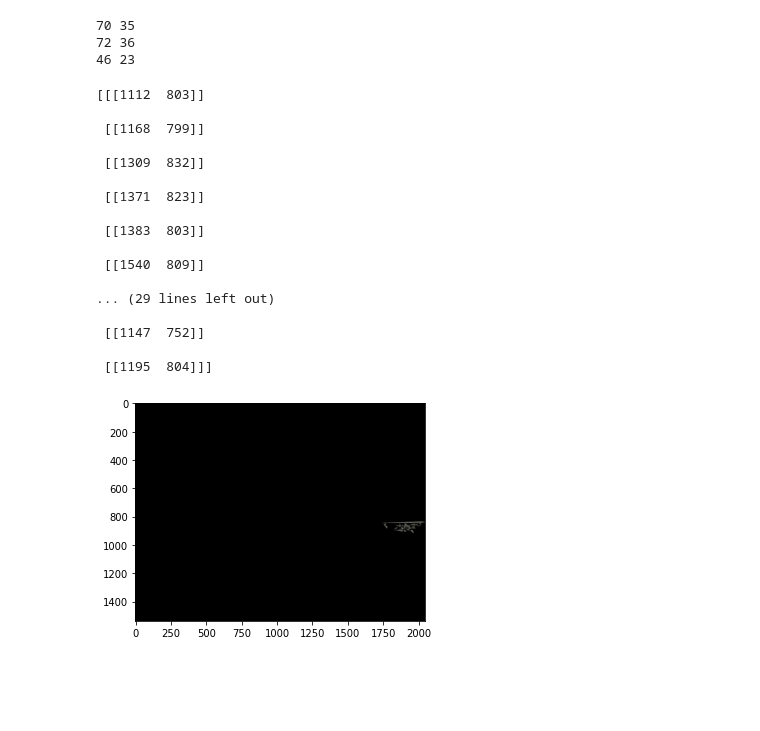
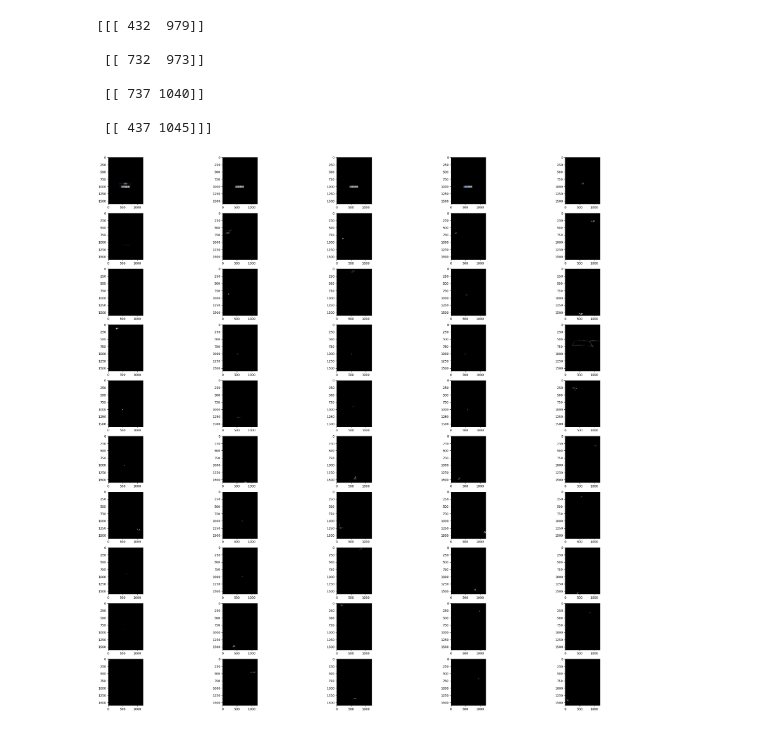
Before and after one commit to minilange/parkerings-projekt, a Jupyter notebook: backend/licenseplate_reg.ipynb, the cells around one changed output. Drawn from its saved outputs; the diff is of its cells as text; code cells hidden in the pictures; blank space fills up the shorter version.

```diff
--- a/backend/licenseplate_reg.ipynb
+++ b/backend/licenseplate_reg.ipynb
@@ -6,7 +7,7 @@ import easyocr
 import numpy as np
 from matplotlib import pyplot as plt
 # %%
-img  = cv2.imread("./misc/pictures/image_1.jpg")
+img  = cv2.imread("./misc/pictures/image_2.jpg")
 gray = cv2.cvtColor(img, cv2.COLOR_BGR2GRAY)
 plt.imshow(cv2.cvtColor(gray, cv2.COLOR_GRAY2BGR))
 # %% [output]
@@ -22,50 +23,38 @@ plt.imshow(cv2.cvtColor(edged, cv2.COLOR_BGR2RGB))
 # %%
 keypoints = cv2.findContours(edged.copy(), cv2.RETR_TREE, cv2.CHAIN_APPROX_SIMPLE)
 contours = imutils.grab_contours(keypoints)
-contours = sorted(contours, key=cv2.contourArea, reverse=True)[:10]
+contours = sorted(contours, key=cv2.contourArea, reverse=True)[:50]
 # %%
 location = None
 for contour in contours:
     approx = cv2.approxPolyDP(contour, 10, True)
-    print(approx.size, len(approx))
-    if len(approx) == 23:
+    if len(approx) == 4:
         location = approx
         break
-# %% [output]
-70 35
-72 36
-46 23
 # %%
 print(location)
 # %% [output]
-[[[1112  803]]
+[[[ 432  979]]
 
- [[1168  799]]
+ [[ 732  973]]
 
- [[1309  832]]
+ [[ 737 1040]]
 
- [[1371  823]]
-
- [[1383  803]]
-
- [[1540  809]]
-
-... (29 lines left out)
-
- [[1147  752]]
-
- [[1195  804]]]
+ [[ 437 1045]]]
 # %%
 fig = plt.figure(figsize=(32, 32))
-for contour in contours:
+for i, contour in enumerate(contours):
     approx = cv2.approxPolyDP(contour, 10, True)
     # print(approx.size, len(approx))
     mask = np.zeros(gray.shape, np.uint8)
     new_image = cv2.drawContours(mask, [approx], 0,255, -1)
     new_image = cv2.bitwise_and(img, img, mask=mask)
+    fig.add_subplot(10, 5, i + 1)
     plt.imshow(cv2.cvtColor(new_image, cv2.COLOR_BGR2RGB))
+
+    # plt.imshow(cv2.cvtColor(new_image, cv2.COLOR_BGR2RGB))
 # %% [output]
-[figure, old version]
+[figure, new version]
 # %%
 mask = np.zeros(gray.shape, np.uint8)
 new_image = cv2.drawContours(mask, [location], 0,255, -1)
```
Also changed, not shown: parts of 10 cells of this notebook.
